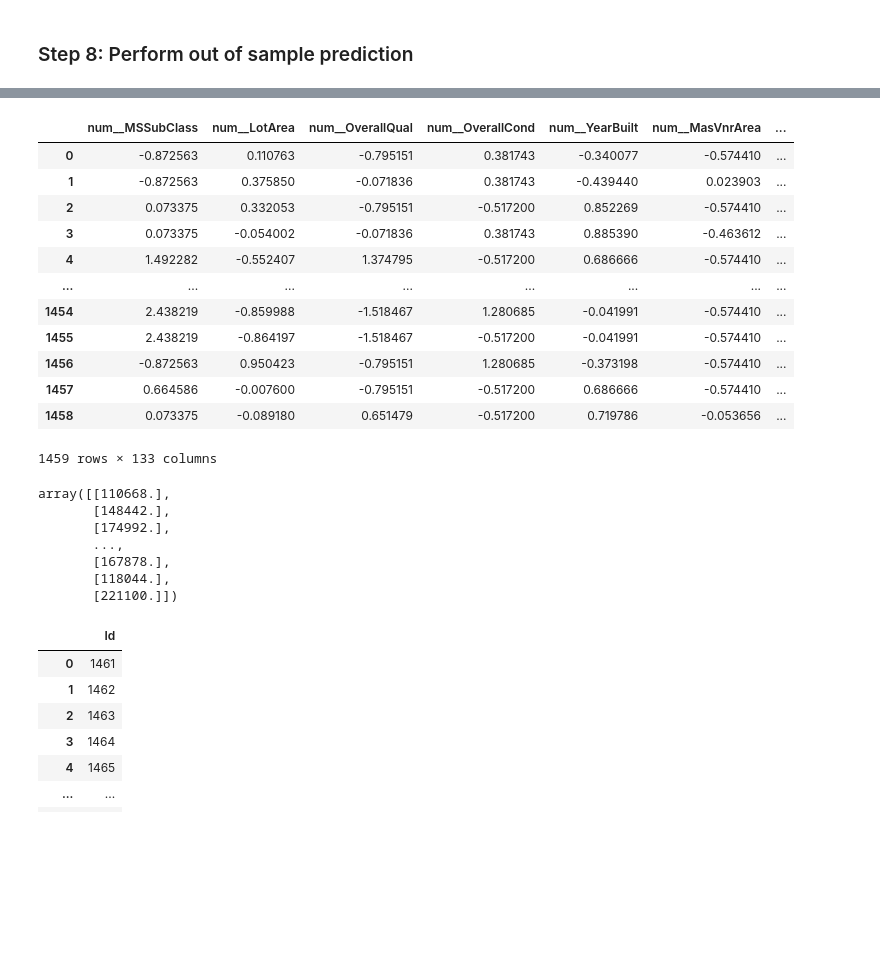
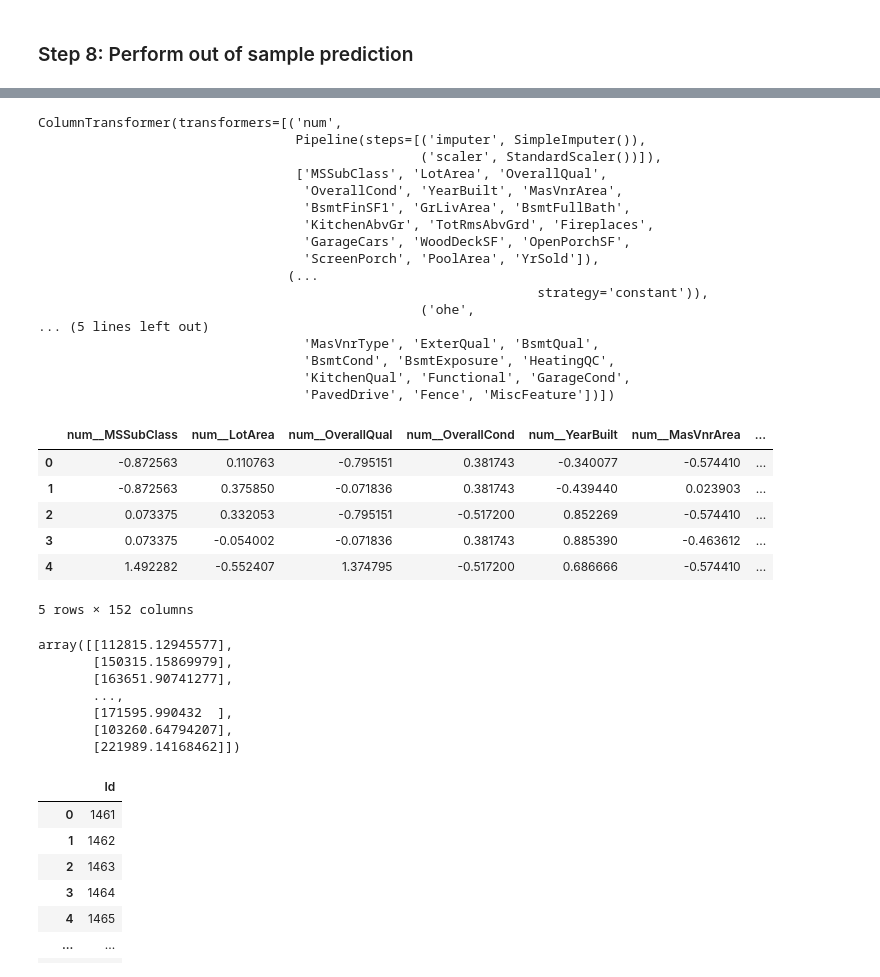
Before and after one commit to JagtapT/VS-code-6pm-weekend, a Jupyter notebook: Regression Project/BackwardElimination.ipynb, the cells around one changed output, grey strips where cells are left out. Saved outputs shown, nothing was run; the diff lists cells and outputs as text; code cells hidden in the pictures; blank space fills up the shorter version.

```diff
--- a/Regression Project/BackwardElimination.ipynb
+++ b/Regression Project/BackwardElimination.ipynb
@@ -173,3 +201,8 @@ imp_cols = sel.get_feature_names_out()
+# %%
+imp_cols = []
+for i in sel_cols:
+    s = i.split('__')[1]
+    imp_cols.append(s)
 # %%
 imp_cols
 # %% [output]
@@ -219,4 +226,4 @@ sel_cols
 # %%
-X_sels = X[sel_cols]
+X_sels = X[imp_cols]
 X_sels.head()
 # %% [output]
@@ -282,7 +289,7 @@ from sklearn.preprocessing import OneHotEncoder
 # %%
 num_pipe2 = Pipeline(steps=[('imputer', SimpleImputer(strategy='mean')),
                             ('scaler', StandardScaler())])
-cat_pipe2 = Pipeline(steps=[('imputer',SimpleImputer(strategy='most_frequent')),
+cat_pipe2 = Pipeline(steps=[('imputer',SimpleImputer(strategy='constant', fill_value='Not Avail')),
                             ('ohe', OneHotEncoder(handle_unknown='ignore', sparse_output=False))])
 # %%
 pre2 = ColumnTransformer([('num', num_pipe2, con_sel),
@@ -426,8 +556,8 @@ R2 Score : -2462717064590638080.0000
 # %% [markdown]
 ### Step 8: Perform out of sample prediction
 # %%
-xnew = pd.read_csv('sample_set.csv', na_values=['','NA'], keep_default_na=False)
-xnew
+xnew = pd.read_csv('sample_set.csv')
+xnew.head()
 # %% [output]
 |  | Id | MSSubClass | MSZoning | LotFrontage | LotArea | Street | Alley | LotShape | LandContour | ... |
 | 0 | 1461 | 20 | RH | 80.0 | 11622 | Pave | NaN | Reg | Lvl | ... |
@@ -445,31 +569,45 @@ xnew
+# %%
+pre2
+# %% [output]
+ColumnTransformer(transformers=[('num',
+                                 Pipeline(steps=[('imputer', SimpleImputer()),
+                                                 ('scaler', StandardScaler())]),
+                                 ['MSSubClass', 'LotArea', 'OverallQual',
+                                  'OverallCond', 'YearBuilt', 'MasVnrArea',
+                                  'BsmtFinSF1', 'GrLivArea', 'BsmtFullBath',
+                                  'KitchenAbvGr', 'TotRmsAbvGrd', 'Fireplaces',
+                                  'GarageCars', 'WoodDeckSF', 'OpenPorchSF',
+                                  'ScreenPorch', 'PoolArea', 'YrSold']),
+                                (...
+                                                                strategy='constant')),
+                                                 ('ohe',
+... (5 lines left out)
+                                  'MasVnrType', 'ExterQual', 'BsmtQual',
+                                  'BsmtCond', 'BsmtExposure', 'HeatingQC',
+                                  'KitchenQual', 'Functional', 'GarageCond',
+                                  'PavedDrive', 'Fence', 'MiscFeature'])])
 # %%
 xnew_pre = pre2.transform(xnew)
-xnew_pre
+xnew_pre.head()
 # %% [output]
 |  | num__MSSubClass | num__LotArea | num__OverallQual | num__OverallCond | num__YearBuilt | num__MasVnrArea | ... |
 | 0 | -0.872563 | 0.110763 | -0.795151 | 0.381743 | -0.340077 | -0.574410 | ... |
 | 1 | -0.872563 | 0.375850 | -0.071836 | 0.381743 | -0.439440 | 0.023903 | ... |
 | 2 | 0.073375 | 0.332053 | -0.795151 | -0.517200 | 0.852269 | -0.574410 | ... |
 | 3 | 0.073375 | -0.054002 | -0.071836 | 0.381743 | 0.885390 | -0.463612 | ... |
 | 4 | 1.492282 | -0.552407 | 1.374795 | -0.517200 | 0.686666 | -0.574410 | ... |
-| ... | ... | ... | ... | ... | ... | ... | ... |
-| 1454 | 2.438219 | -0.859988 | -1.518467 | 1.280685 | -0.041991 | -0.574410 | ... |
-| 1455 | 2.438219 | -0.864197 | -1.518467 | -0.517200 | -0.041991 | -0.574410 | ... |
-| 1456 | -0.872563 | 0.950423 | -0.795151 | 1.280685 | -0.373198 | -0.574410 | ... |
-| 1457 | 0.664586 | -0.007600 | -0.795151 | -0.517200 | 0.686666 | -0.574410 | ... |
-| 1458 | 0.073375 | -0.089180 | 0.651479 | -0.517200 | 0.719786 | -0.053656 | ... |
-1459 rows × 133 columns
+5 rows × 152 columns
 # %%
-preds = model.predict(xnew_pre)
+preds = best_ridge.predict(xnew_pre)
 preds
 # %% [output]
-array([[110668.],
-       [148442.],
-       [174992.],
+array([[112815.12945577],
+       [150315.15869979],
+       [163651.90741277],
        ...,
-       [167878.],
-       [118044.],
-       [221100.]])
+       [171595.990432  ],
+       [103260.64794207],
+       [221989.14168462]])
 # %%
 df_final = xnew[['Id']]
 df_final
```
Also changed, not shown: parts of 62 cells of this notebook, 4 other files.
